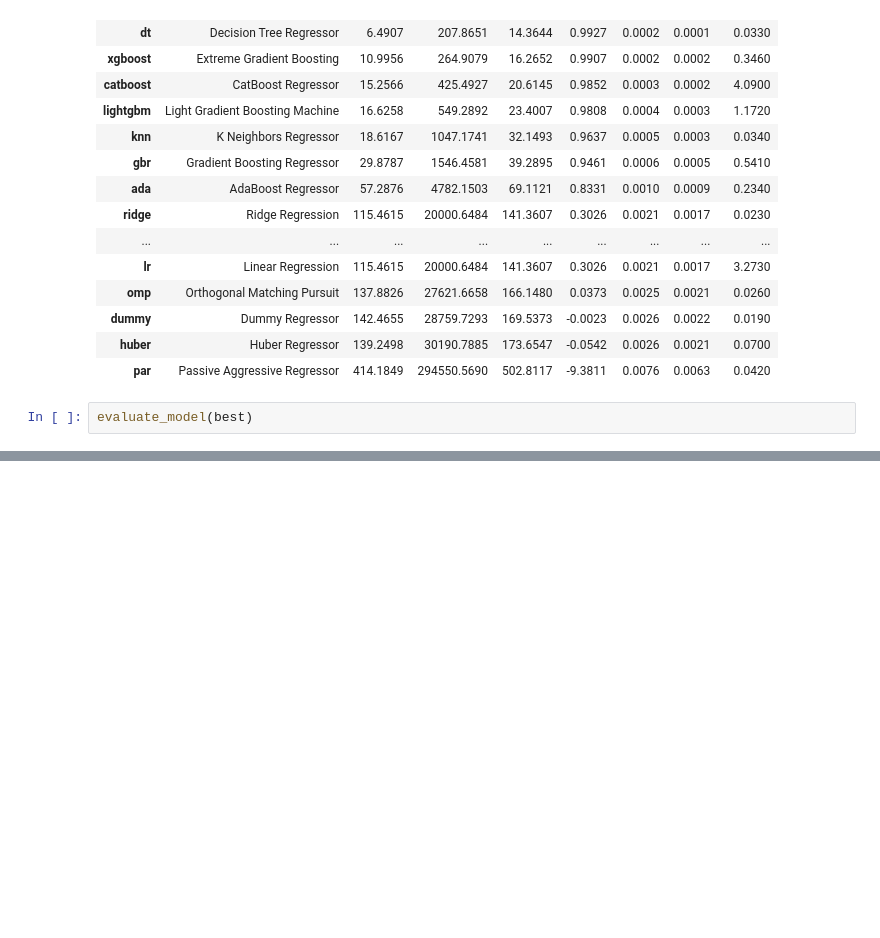
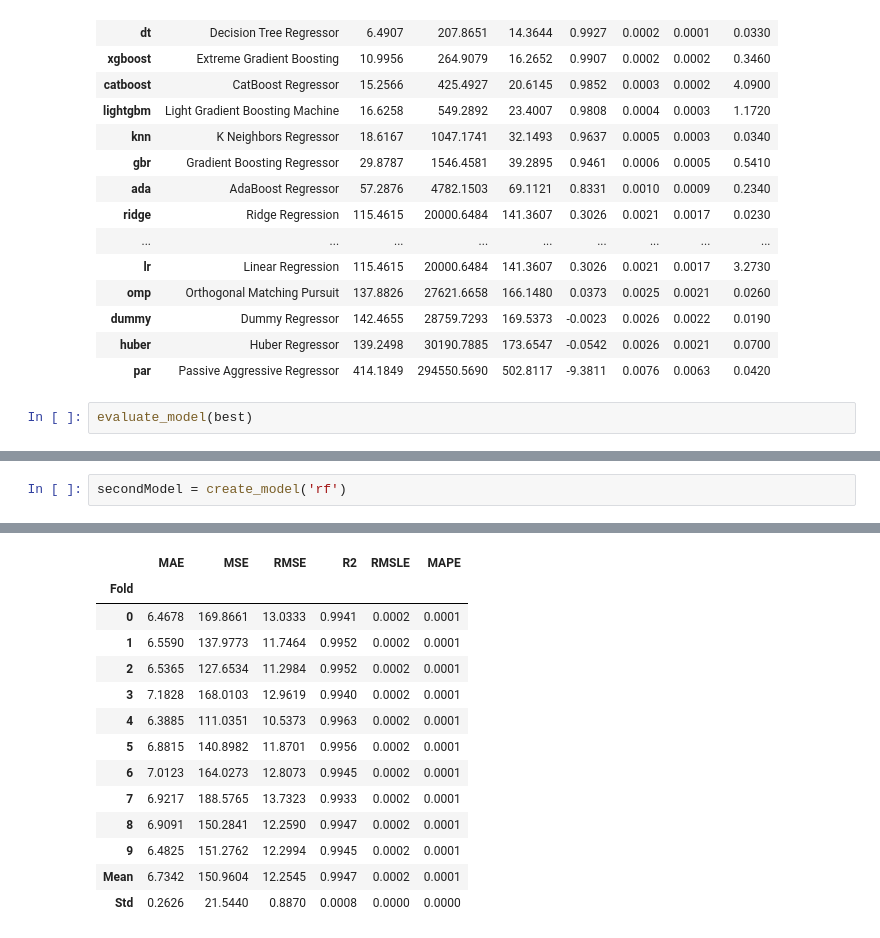
Before and after one commit to ekaratnida/avro_kafka_example, a Jupyter notebook: offlineML.ipynb, the cells around one changed output, grey strips where cells are left out. Saved outputs shown, nothing was run; the diff lists cells and outputs as text; blank space fills up the shorter version.

```diff
--- a/offlineML.ipynb
+++ b/offlineML.ipynb
@@ -55,0 +108,3 @@ evaluate_model(best)
+# %%
+secondModel = create_model('rf')
+# %% [output]
@@ -55,0 +112,14 @@ evaluate_model(best)
+|  | MAE | MSE | RMSE | R2 | RMSLE | MAPE |
+| Fold |  |  |  |  |  |  |
+| 0 | 6.4678 | 169.8661 | 13.0333 | 0.9941 | 0.0002 | 0.0001 |
+| 1 | 6.5590 | 137.9773 | 11.7464 | 0.9952 | 0.0002 | 0.0001 |
+| 2 | 6.5365 | 127.6534 | 11.2984 | 0.9952 | 0.0002 | 0.0001 |
+| 3 | 7.1828 | 168.0103 | 12.9619 | 0.9940 | 0.0002 | 0.0001 |
+| 4 | 6.3885 | 111.0351 | 10.5373 | 0.9963 | 0.0002 | 0.0001 |
+| 5 | 6.8815 | 140.8982 | 11.8701 | 0.9956 | 0.0002 | 0.0001 |
+| 6 | 7.0123 | 164.0273 | 12.8073 | 0.9945 | 0.0002 | 0.0001 |
+| 7 | 6.9217 | 188.5765 | 13.7323 | 0.9933 | 0.0002 | 0.0001 |
+| 8 | 6.9091 | 150.2841 | 12.2590 | 0.9947 | 0.0002 | 0.0001 |
+| 9 | 6.4825 | 151.2762 | 12.2994 | 0.9945 | 0.0002 | 0.0001 |
+| Mean | 6.7342 | 150.9604 | 12.2545 | 0.9947 | 0.0002 | 0.0001 |
+| Std | 0.2626 | 21.5440 | 0.8870 | 0.0008 | 0.0000 | 0.0000 |
```
Also changed, not shown: parts of 8 cells of this notebook, 3 other files.
